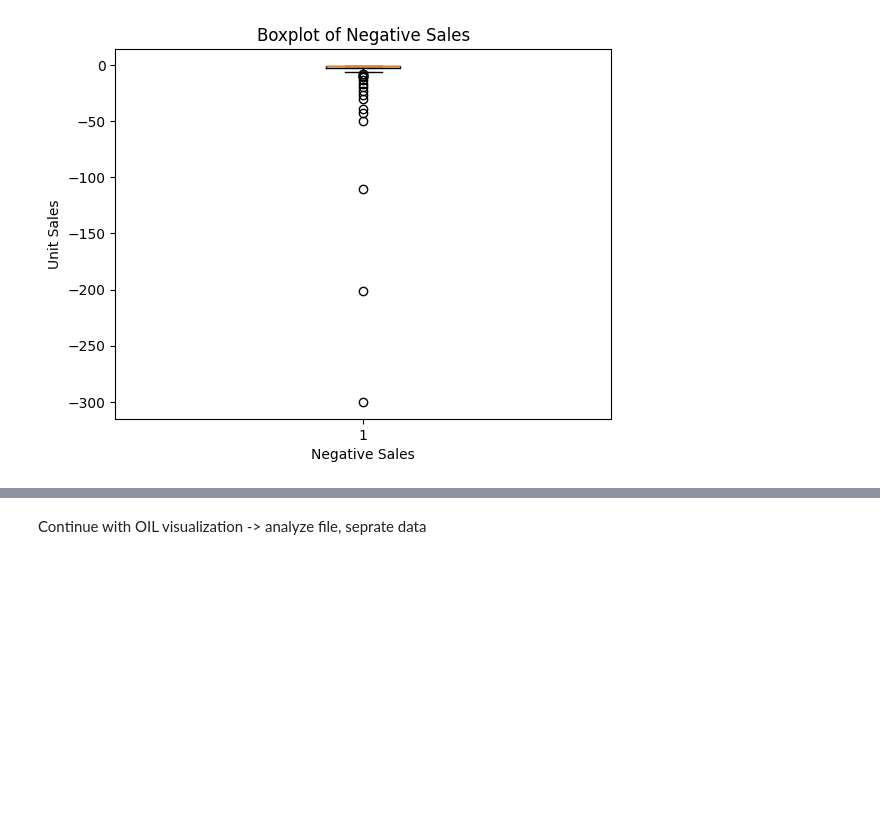
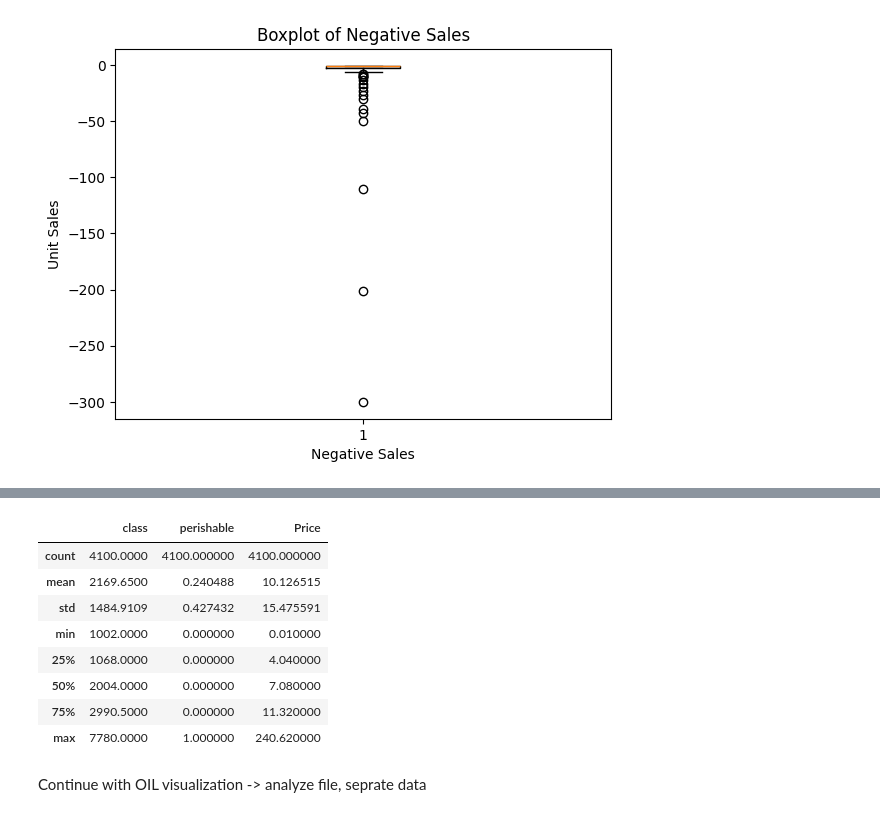
Before and after one commit to florboydens/Data-Analytics-Case-2, a Jupyter notebook: explorationViz.ipynb, the cells around one changed output, grey strips where cells are left out. Cells and saved outputs as stored; diff of their text form; code cells hidden in the pictures; blank space fills up the shorter version.

Commit message:
explored items file and solved questions

```diff
--- a/explorationViz.ipynb
+++ b/explorationViz.ipynb
@@ -254,0 +294,8 @@ dat betekend dat er meestal 1 product is geretourneerd
+# %%
+items.info()
+items = items.dropna()
+try:
+    items['item_nbr'] = items['item_nbr'].astype(int)
+except:
+    pass
+items['Price'] = items['Price'].round(2)
@@ -254,0 +314,12 @@ dat betekend dat er meestal 1 product is geretourneerd
+# %%
+items.describe()
+# %% [output]
+|  | class | perishable | Price |
+| count | 4100.0000 | 4100.000000 | 4100.000000 |
+| mean | 2169.6500 | 0.240488 | 10.126515 |
+| std | 1484.9109 | 0.427432 | 15.475591 |
+| min | 1002.0000 | 0.000000 | 0.010000 |
+| 25% | 1068.0000 | 0.000000 | 4.040000 |
+| 50% | 2004.0000 | 0.000000 | 7.080000 |
+| 75% | 2990.5000 | 0.000000 | 11.320000 |
+| max | 7780.0000 | 1.000000 | 240.620000 |
```
Also changed, not shown: parts of 5 cells of this notebook, 2 other files.
